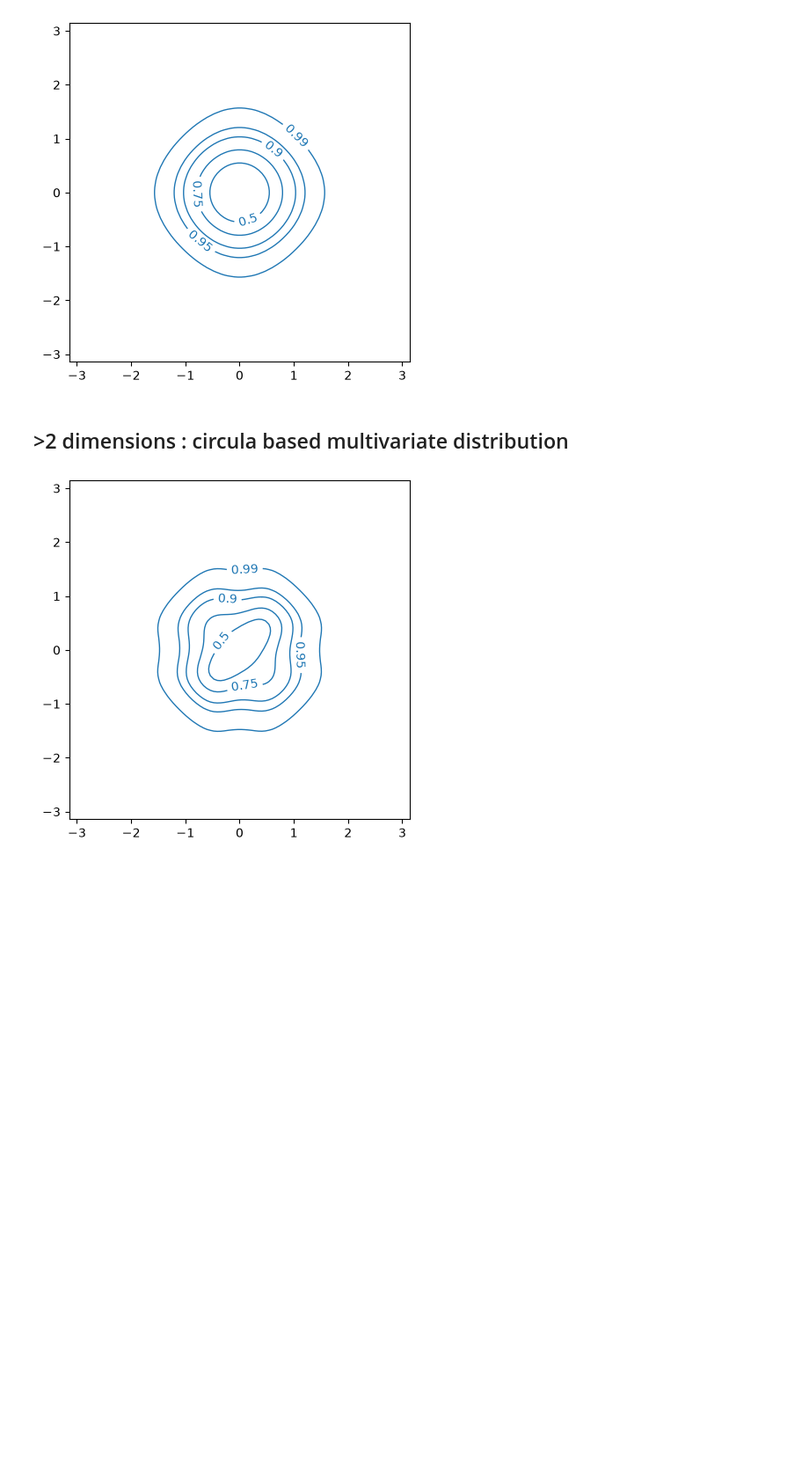
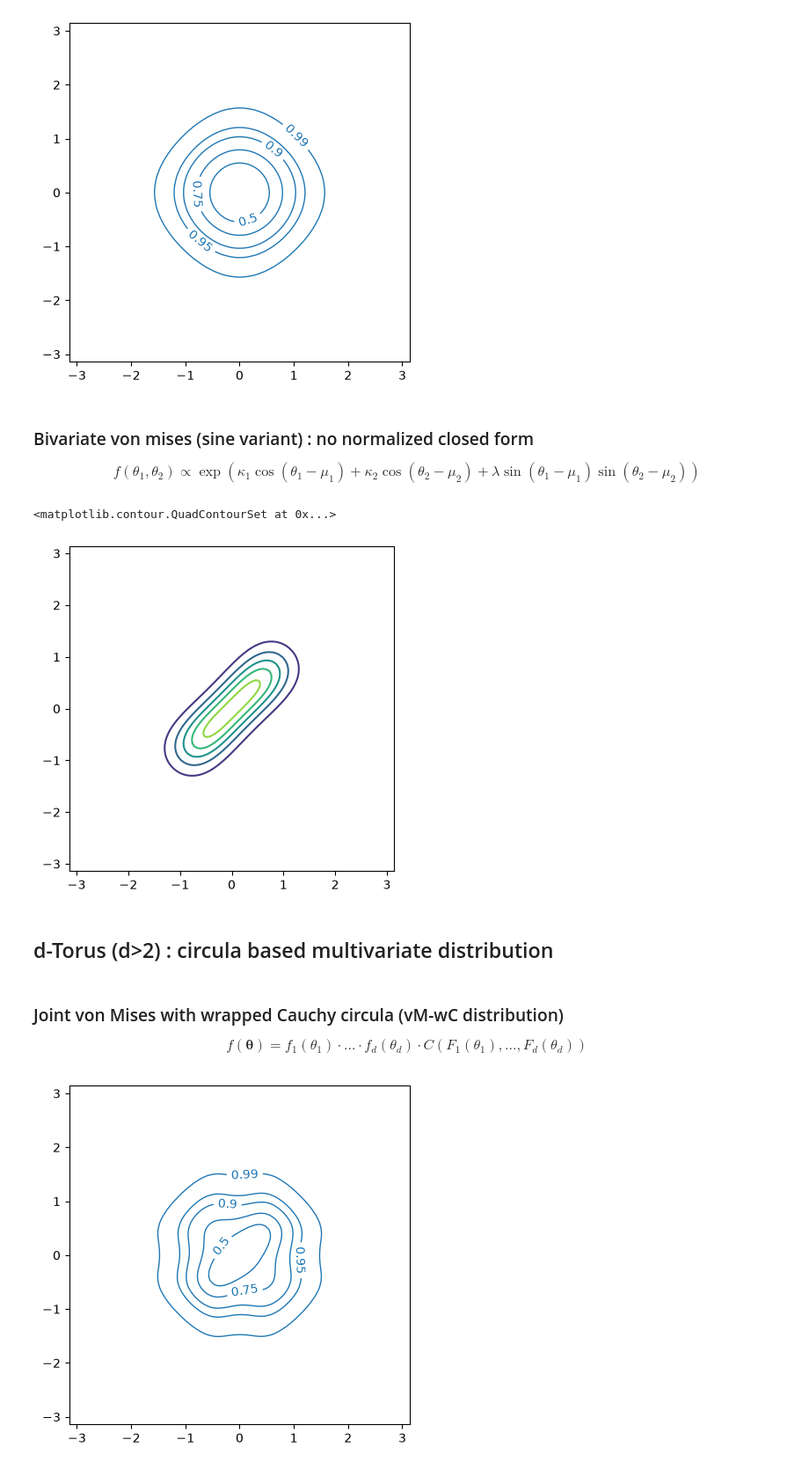
Before and after one commit to GemCarr/algosb_demo, a Jupyter notebook: notebooks/demo.ipynb, the cells around one changed output. Shown at 88% size. Saved outputs shown, nothing was run; the diff lists cells and outputs as text; code cells hidden in the pictures; blank space fills up the shorter version.

```diff
--- a/demo.ipynb
+++ b/notebooks/demo.ipynb
@@ -35,8 +60,39 @@ fig, ax = plt.subplots(1, 1, figsize=(5,5))
 plot_confidence(ax, density)
 # %% [output]
 [figure]
+# %% [markdown]
+### Bivariate von mises (sine variant) : no normalized closed form
+$$
+f(\theta_1, \theta_2) \propto \exp \left(\kappa_1\cos(\theta_1-\mu_1) + \kappa_2\cos(\theta_2-\mu_2) + \lambda\sin(\theta_1-\mu_1)\sin(\theta_2-\mu_2)\right)
+$$
+# %%
+def bivariate_von_mises_unnormalized_pdf(values, mu, kappa, lam):
+    return np.exp(kappa[0] * np.cos(values[0] - mu[0]) +
+                  kappa[1] * np.cos(values[1] - mu[1]) +
+                  lam * np.sin(values[0] - mu[0]) * np.sin(values[1] - mu[1]))
+# %%
+mu = [0,0]
+kappa = [5,5]
+lam = 5
+
+unnorm_density = np.array([bivariate_von_mises_unnormalized_pdf(coord_2d, mu, kappa, lam) for coord_2d in coords_2d])
+unnorm_density = unnorm_density.reshape(100, 100)
+
+
+plt.xlim(-np.pi, np.pi)
+plt.ylim(-np.pi, np.pi)
+plt.gca().set_aspect('equal', adjustable='box')
+plt.contour(X, Y, unnorm_density, levels=5)
+# %% [output]
+<matplotlib.contour.QuadContourSet at 0x...>
+[figure, added]
 # %% [markdown]
-## >2 dimensions : circula based multivariate distribution
+## d-Torus (d>2) : circula based multivariate distribution
+# %% [markdown]
+### Joint von Mises with wrapped Cauchy circula (vM-wC distribution)
+$$
+f(\mathbf{\theta}) = f_1(\theta_1) \cdot ... \cdot f_d(\theta_d) \cdot C(F_1(\theta_1), ..., F_d(\theta_d))
+$$
 # %%
 von_mises_1 = CBMD.Von_mises(0 , 5)
 von_mises_2 = CBMD.Von_mises(0 , 5)
```
Also changed, not shown: parts of 19 cells of this notebook, 10 other files.
